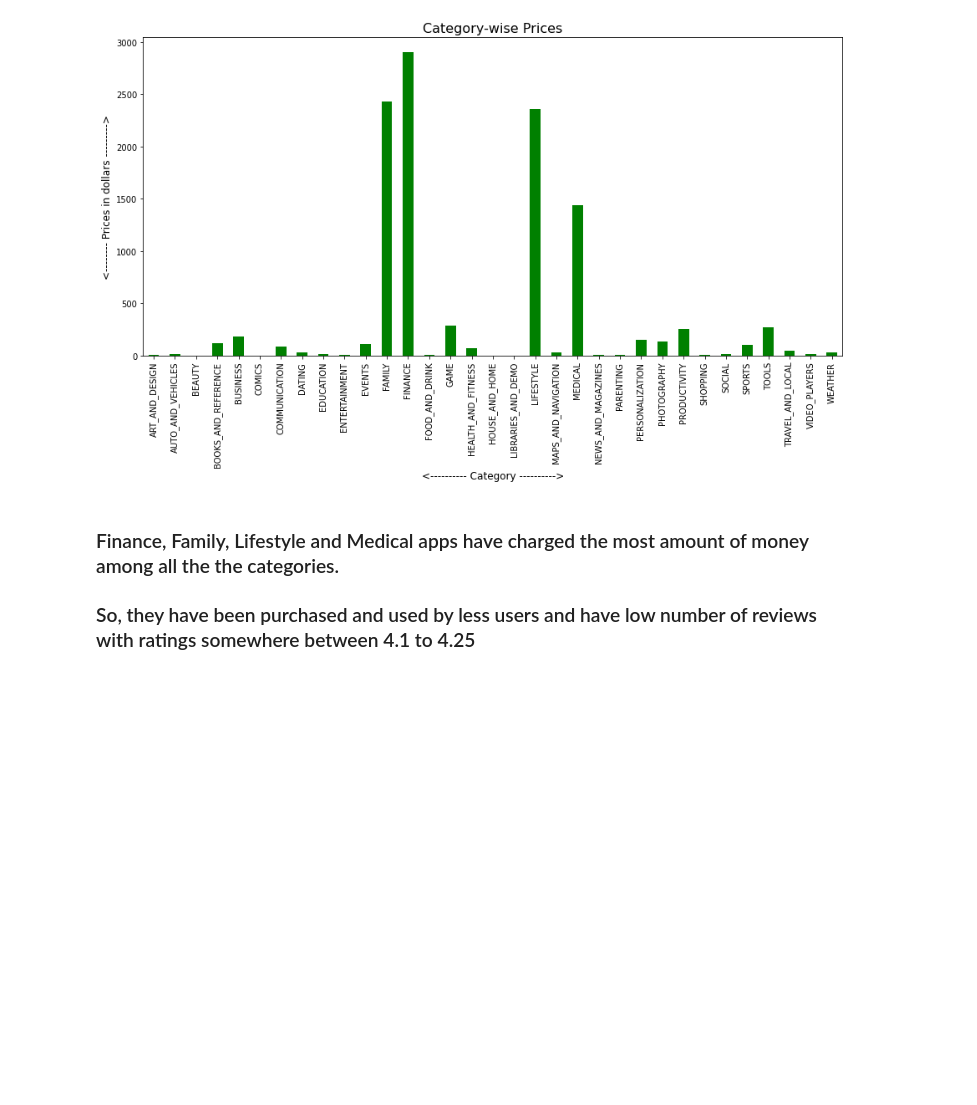
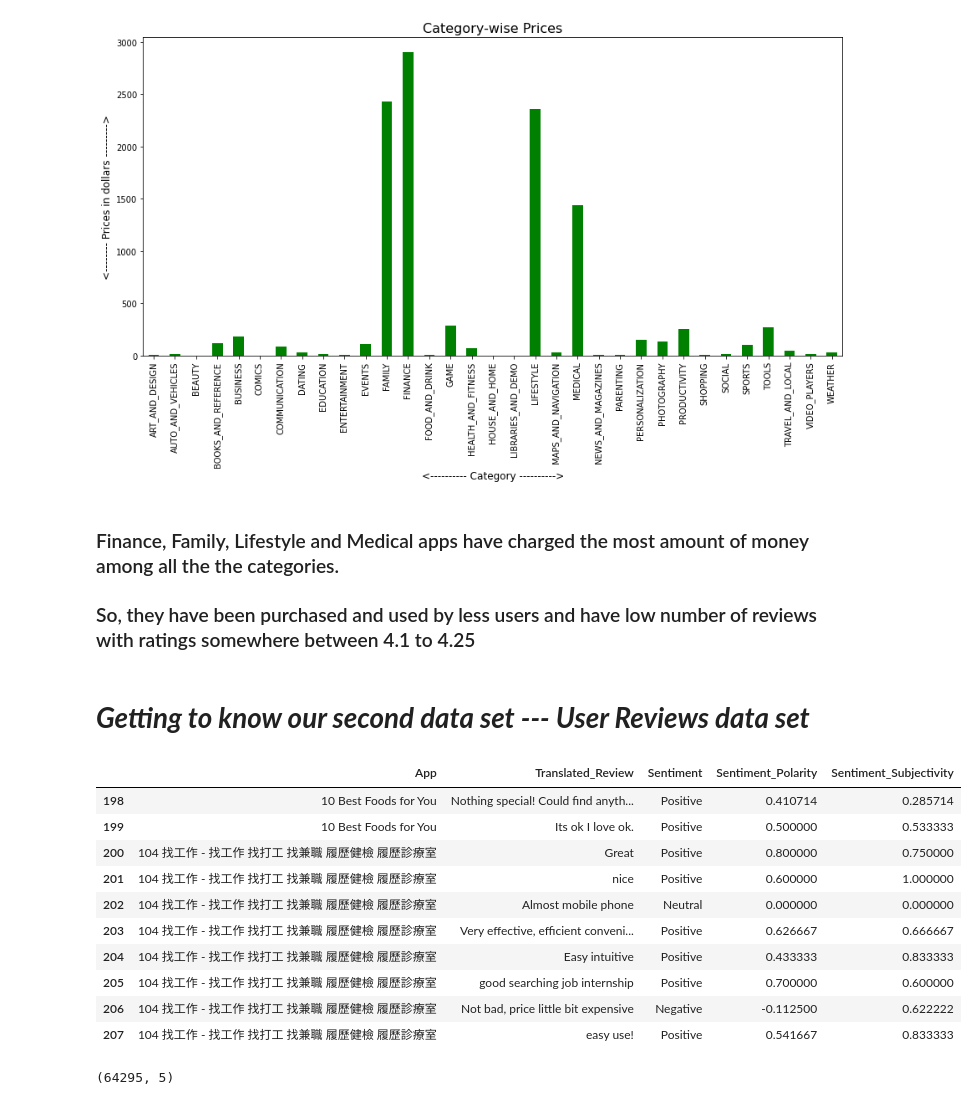
Before and after one commit to RanajayBiswas/Play-Store-App-Review-Analysis-EDA-Project, a Jupyter notebook: Play_Store_App_Review_Analysis_Capstone_Project.ipynb, the cells around one changed output. Saved outputs shown, nothing was run; the diff lists cells and outputs as text; code cells hidden in the pictures; blank space fills up the shorter version.

```diff
--- a/Play_Store_App_Review_Analysis_Capstone_Project.ipynb
+++ b/Play_Store_App_Review_Analysis_Capstone_Project.ipynb
@@ -453,3 +507,5 @@ Text(0.5, 0, '<---------- Category ---------->')
 # %% [markdown]
 ### Finance, Family, Lifestyle and Medical apps have charged the most amount of money among all the the categories.
 ### So, they have been purchased and used by less users and have low number of reviews with ratings somewhere between 4.1 to 4.25
+# %% [markdown]
+# ***Getting to know our second data set --- User Reviews data set***
@@ -455,0 +515,18 @@ Text(0.5, 0, '<---------- Category ---------->')
+# %%
+reviews_df[198:208]
+# %% [output]
+|  | App | Translated_Review | Sentiment | Sentiment_Polarity | Sentiment_Subjectivity |
+| 198 | 10 Best Foods for You | Nothing special! Could find anyth... | Positive | 0.410714 | 0.285714 |
+| 199 | 10 Best Foods for You | Its ok I love ok. | Positive | 0.500000 | 0.533333 |
+| 200 | 104 找工作 - 找工作 找打工 找兼職 履歷健檢 履歷診療室 | Great | Positive | 0.800000 | 0.750000 |
+| 201 | 104 找工作 - 找工作 找打工 找兼職 履歷健檢 履歷診療室 | nice | Positive | 0.600000 | 1.000000 |
+| 202 | 104 找工作 - 找工作 找打工 找兼職 履歷健檢 履歷診療室 | Almost mobile phone | Neutral | 0.000000 | 0.000000 |
+| 203 | 104 找工作 - 找工作 找打工 找兼職 履歷健檢 履歷診療室 | Very effective, efficient conveni... | Positive | 0.626667 | 0.666667 |
+| 204 | 104 找工作 - 找工作 找打工 找兼職 履歷健檢 履歷診療室 | Easy intuitive | Positive | 0.433333 | 0.833333 |
+| 205 | 104 找工作 - 找工作 找打工 找兼職 履歷健檢 履歷診療室 | good searching job internship | Positive | 0.700000 | 0.600000 |
+| 206 | 104 找工作 - 找工作 找打工 找兼職 履歷健檢 履歷診療室 | Not bad, price little bit expensive | Negative | -0.112500 | 0.622222 |
+| 207 | 104 找工作 - 找工作 找打工 找兼職 履歷健檢 履歷診療室 | easy use! | Positive | 0.541667 | 0.833333 |
+# %%
+reviews_df.shape
+# %% [output]
+(64295, 5)
```
Also changed, not shown: parts of 12 cells of this notebook.
